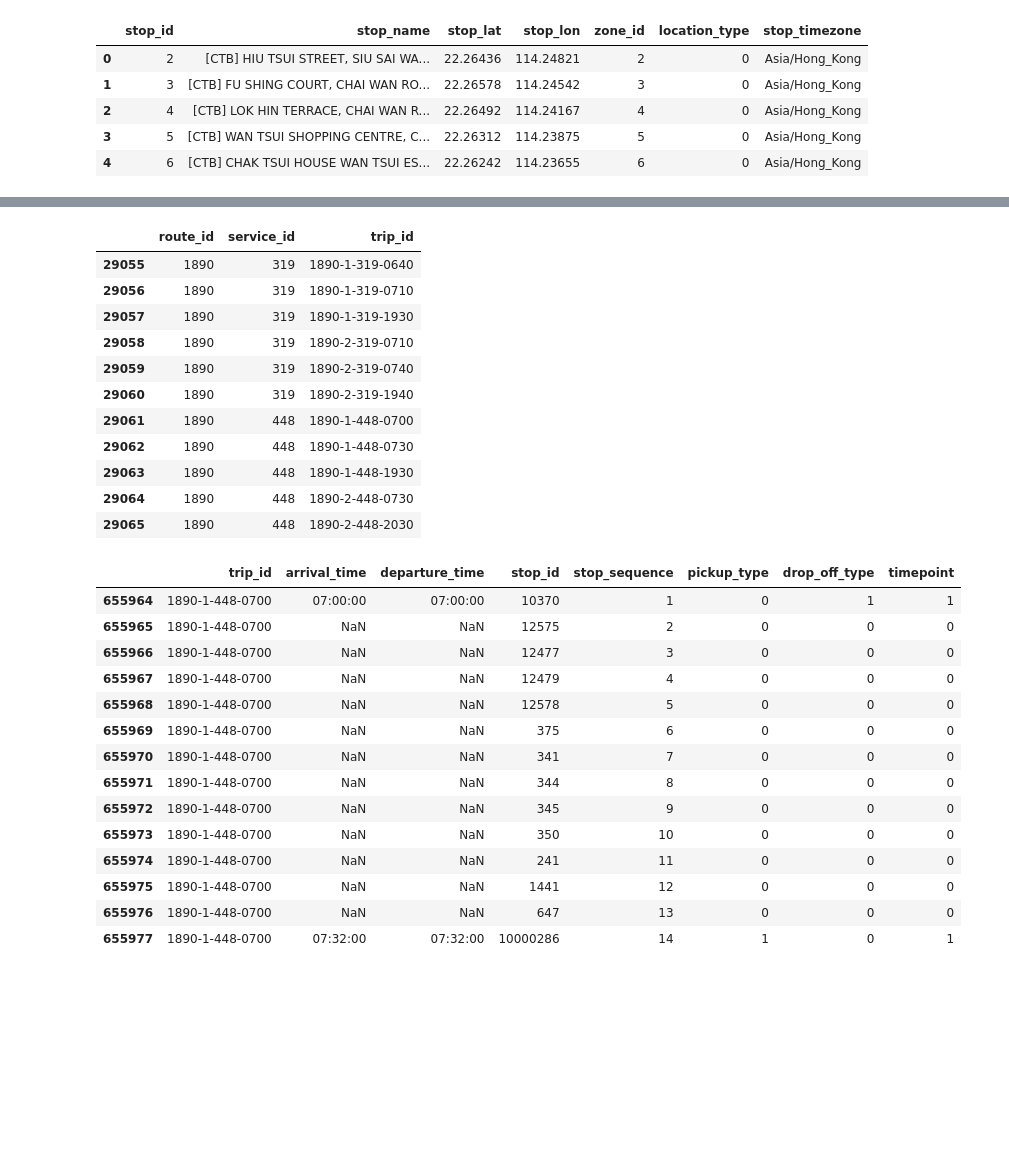
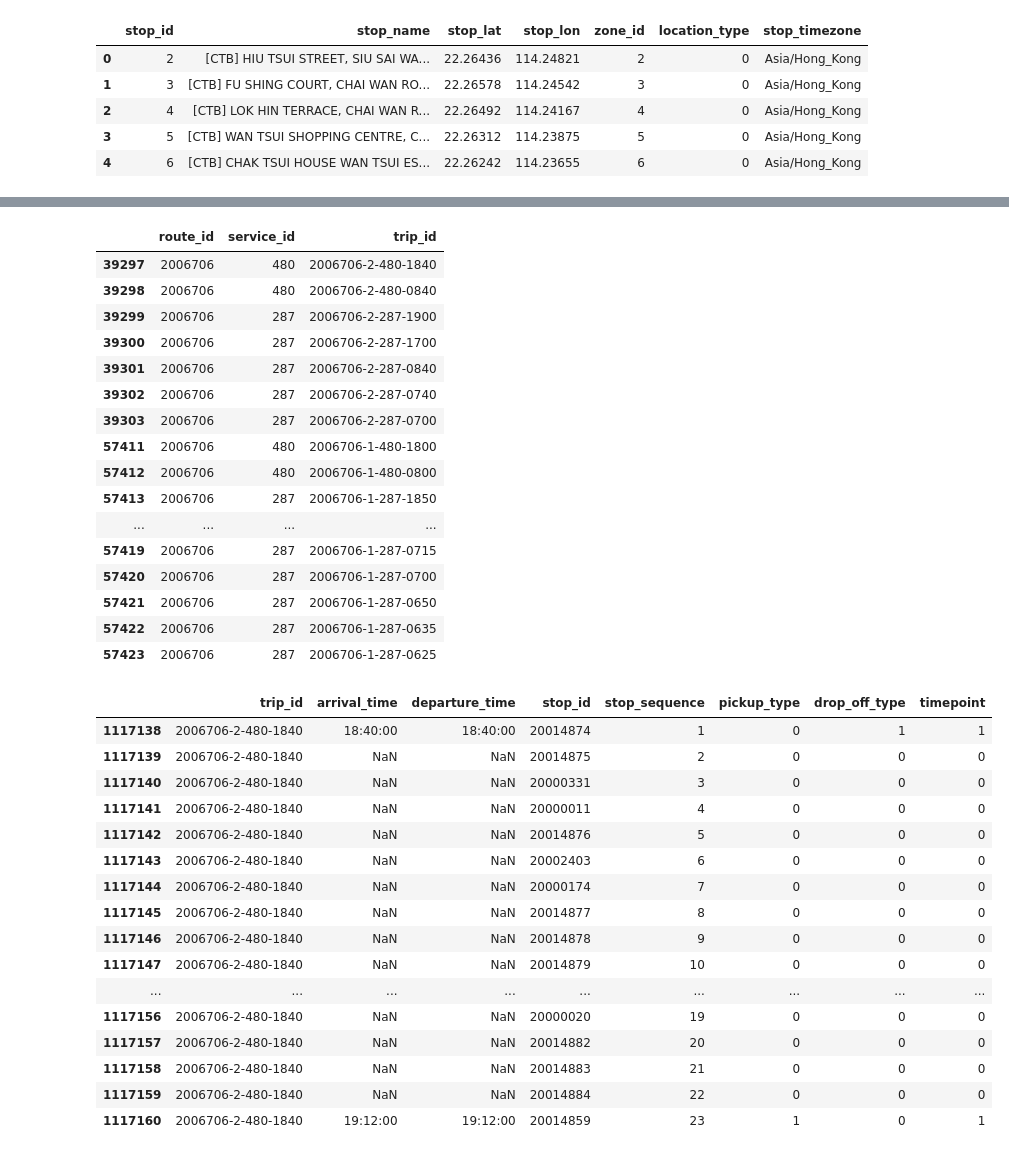
Before and after one commit to harry-wang-projects/transit-json-files, a Jupyter notebook: gtfs_analysis/hkgtfs_analysis.ipynb, the cells around one changed output, grey strips where cells are left out. Cells and saved outputs as stored; diff of their text form; code cells hidden in the pictures; blank space fills up the shorter version.

Commit message:
listing out routes

```diff
--- a/gtfs_analysis/hkgtfs_analysis.ipynb
+++ b/gtfs_analysis/hkgtfs_analysis.ipynb
@@ -40,38 +40,45 @@ specific_routes
 # %%
-specific_trips = trips[trips["route_id"] == 1890]
+specific_trips = trips[trips["route_id"] == 2006706]
 specific_trips
 # %% [output]
 |  | route_id | service_id | trip_id |
-| 29055 | 1890 | 319 | 1890-1-319-0640 |
-| 29056 | 1890 | 319 | 1890-1-319-0710 |
-| 29057 | 1890 | 319 | 1890-1-319-1930 |
-| 29058 | 1890 | 319 | 1890-2-319-0710 |
-| 29059 | 1890 | 319 | 1890-2-319-0740 |
-| 29060 | 1890 | 319 | 1890-2-319-1940 |
-| 29061 | 1890 | 448 | 1890-1-448-0700 |
-| 29062 | 1890 | 448 | 1890-1-448-0730 |
-| 29063 | 1890 | 448 | 1890-1-448-1930 |
-| 29064 | 1890 | 448 | 1890-2-448-0730 |
-| 29065 | 1890 | 448 | 1890-2-448-2030 |
+| 39297 | 2006706 | 480 | 2006706-2-480-1840 |
+| 39298 | 2006706 | 480 | 2006706-2-480-0840 |
+| 39299 | 2006706 | 287 | 2006706-2-287-1900 |
+| 39300 | 2006706 | 287 | 2006706-2-287-1700 |
+| 39301 | 2006706 | 287 | 2006706-2-287-0840 |
+| 39302 | 2006706 | 287 | 2006706-2-287-0740 |
+| 39303 | 2006706 | 287 | 2006706-2-287-0700 |
+| 57411 | 2006706 | 480 | 2006706-1-480-1800 |
+| 57412 | 2006706 | 480 | 2006706-1-480-0800 |
+| 57413 | 2006706 | 287 | 2006706-1-287-1850 |
+| ... | ... | ... | ... |
+| 57419 | 2006706 | 287 | 2006706-1-287-0715 |
+| 57420 | 2006706 | 287 | 2006706-1-287-0700 |
+| 57421 | 2006706 | 287 | 2006706-1-287-0650 |
+| 57422 | 2006706 | 287 | 2006706-1-287-0635 |
+| 57423 | 2006706 | 287 | 2006706-1-287-0625 |
 # %%
-filtered_stoptimes = stop_times[stop_times["trip_id"] == "1890-1-448-0700"]
+filtered_stoptimes = stop_times[stop_times["trip_id"] == "2006706-2-480-1840"]
 filtered_stoptimes
 # %% [output]
 |  | trip_id | arrival_time | departure_time | stop_id | stop_sequence | pickup_type | drop_off_type | timepoint |
-| 655964 | 1890-1-448-0700 | 07:00:00 | 07:00:00 | 10370 | 1 | 0 | 1 | 1 |
-| 655965 | 1890-1-448-0700 | NaN | NaN | 12575 | 2 | 0 | 0 | 0 |
-| 655966 | 1890-1-448-0700 | NaN | NaN | 12477 | 3 | 0 | 0 | 0 |
-| 655967 | 1890-1-448-0700 | NaN | NaN | 12479 | 4 | 0 | 0 | 0 |
-| 655968 | 1890-1-448-0700 | NaN | NaN | 12578 | 5 | 0 | 0 | 0 |
-| 655969 | 1890-1-448-0700 | NaN | NaN | 375 | 6 | 0 | 0 | 0 |
-| 655970 | 1890-1-448-0700 | NaN | NaN | 341 | 7 | 0 | 0 | 0 |
-| 655971 | 1890-1-448-0700 | NaN | NaN | 344 | 8 | 0 | 0 | 0 |
-| 655972 | 1890-1-448-0700 | NaN | NaN | 345 | 9 | 0 | 0 | 0 |
-| 655973 | 1890-1-448-0700 | NaN | NaN | 350 | 10 | 0 | 0 | 0 |
-| 655974 | 1890-1-448-0700 | NaN | NaN | 241 | 11 | 0 | 0 | 0 |
-| 655975 | 1890-1-448-0700 | NaN | NaN | 1441 | 12 | 0 | 0 | 0 |
-| 655976 | 1890-1-448-0700 | NaN | NaN | 647 | 13 | 0 | 0 | 0 |
-| 655977 | 1890-1-448-0700 | 07:32:00 | 07:32:00 | 10000286 | 14 | 1 | 0 | 1 |
+| 1117138 | 2006706-2-480-1840 | 18:40:00 | 18:40:00 | 20014874 | 1 | 0 | 1 | 1 |
+| 1117139 | 2006706-2-480-1840 | NaN | NaN | 20014875 | 2 | 0 | 0 | 0 |
+| 1117140 | 2006706-2-480-1840 | NaN | NaN | 20000331 | 3 | 0 | 0 | 0 |
+| 1117141 | 2006706-2-480-1840 | NaN | NaN | 20000011 | 4 | 0 | 0 | 0 |
+| 1117142 | 2006706-2-480-1840 | NaN | NaN | 20014876 | 5 | 0 | 0 | 0 |
+| 1117143 | 2006706-2-480-1840 | NaN | NaN | 20002403 | 6 | 0 | 0 | 0 |
+| 1117144 | 2006706-2-480-1840 | NaN | NaN | 20000174 | 7 | 0 | 0 | 0 |
+| 1117145 | 2006706-2-480-1840 | NaN | NaN | 20014877 | 8 | 0 | 0 | 0 |
+| 1117146 | 2006706-2-480-1840 | NaN | NaN | 20014878 | 9 | 0 | 0 | 0 |
+| 1117147 | 2006706-2-480-1840 | NaN | NaN | 20014879 | 10 | 0 | 0 | 0 |
+| ... | ... | ... | ... | ... | ... | ... | ... | ... |
+| 1117156 | 2006706-2-480-1840 | NaN | NaN | 20000020 | 19 | 0 | 0 | 0 |
+| 1117157 | 2006706-2-480-1840 | NaN | NaN | 20014882 | 20 | 0 | 0 | 0 |
+| 1117158 | 2006706-2-480-1840 | NaN | NaN | 20014883 | 21 | 0 | 0 | 0 |
+| 1117159 | 2006706-2-480-1840 | NaN | NaN | 20014884 | 22 | 0 | 0 | 0 |
+| 1117160 | 2006706-2-480-1840 | 19:12:00 | 19:12:00 | 20014859 | 23 | 1 | 0 | 1 |
 # %%
 filtered_stops = filtered_stoptimes.merge(stops[['stop_id', 'stop_name', 'stop_lat', 'stop_lon']], on='stop_id', how='left')
 filtered_stops
```
Also changed, not shown: parts of 2 cells of this notebook, 1 other file.
